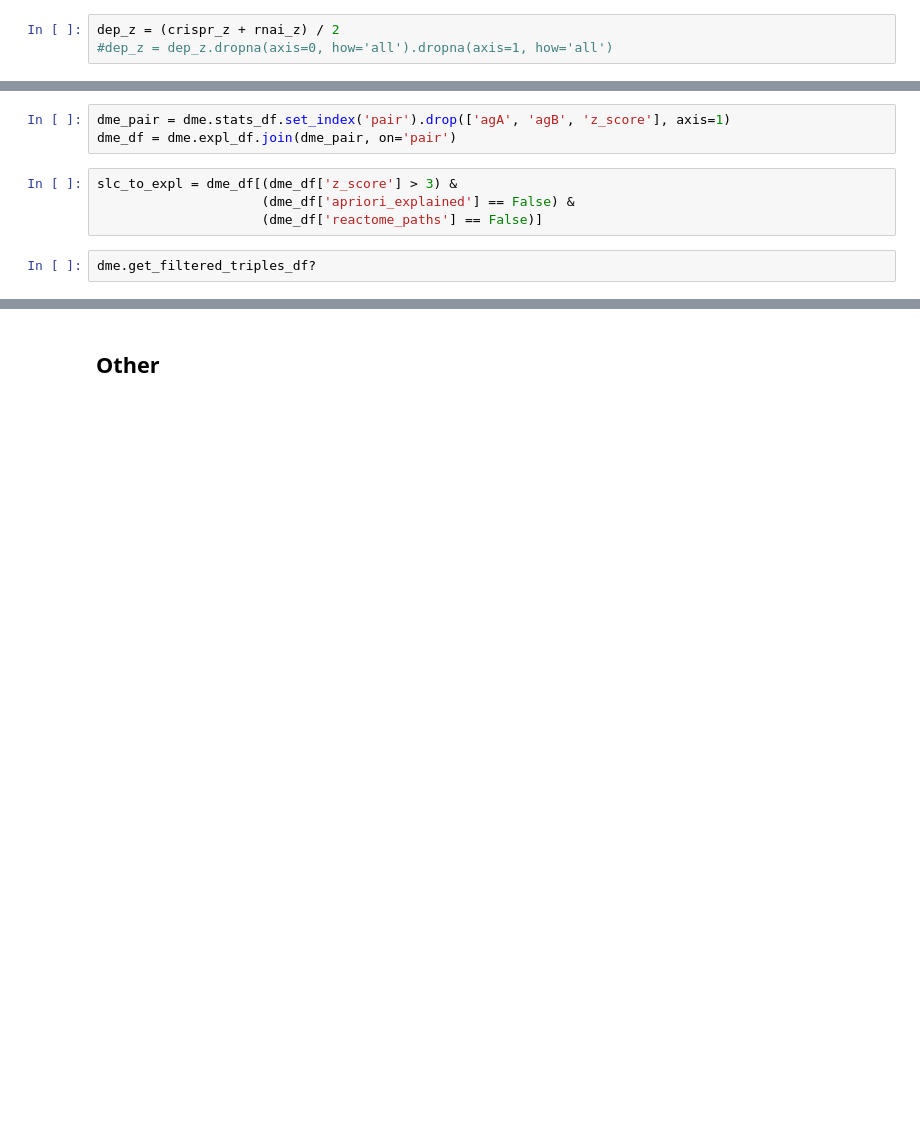
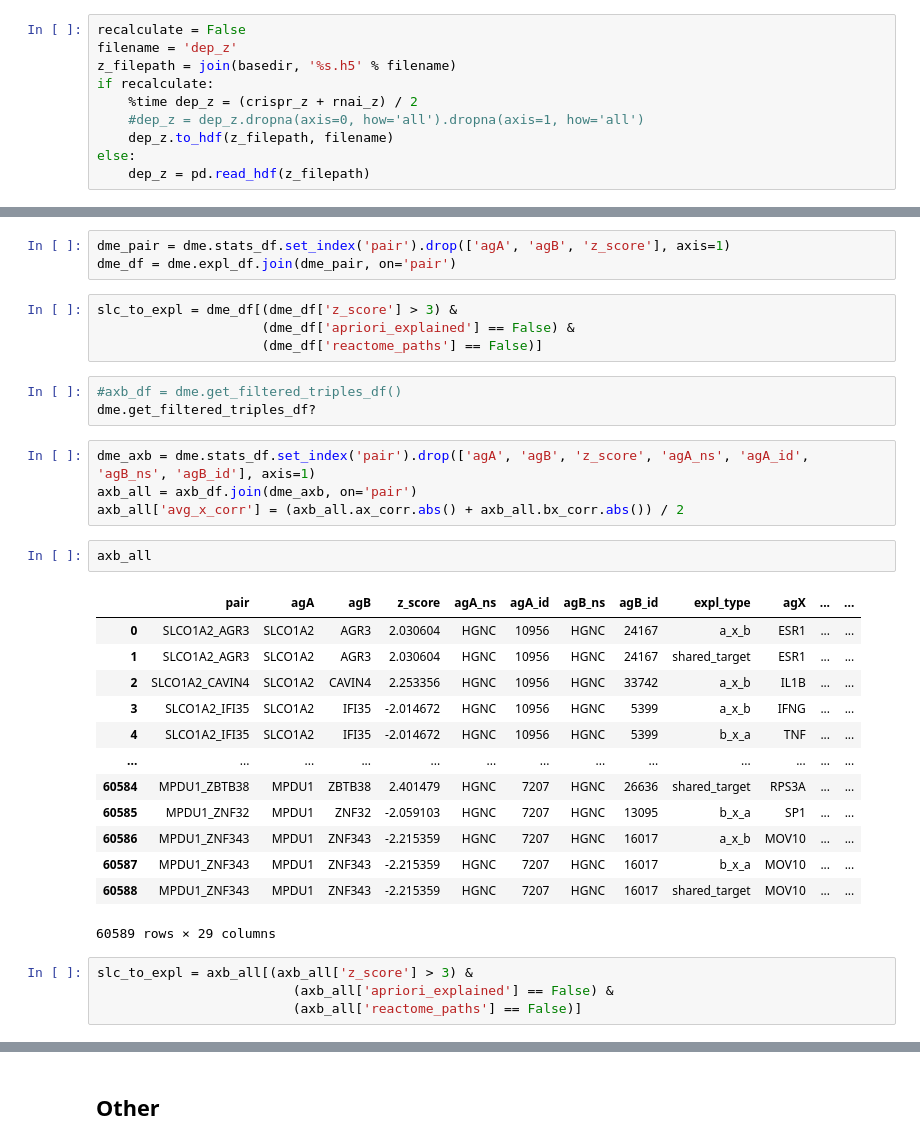
Before and after one commit to johnbachman/depmap_analysis, a Jupyter notebook: notebooks/Biomarkers of Dependency.ipynb, the cells around one changed output, grey strips where cells are left out. Saved outputs shown, nothing was run; the diff lists cells and outputs as text; blank space fills up the shorter version.

```diff
--- a/notebooks/Biomarkers of Dependency.ipynb
+++ b/notebooks/Biomarkers of Dependency.ipynb
@@ -193,5 +193,12 @@ crispr_z.head()
 
 Take the average of CRISPR and RNAi z-scores and drop missing values (that arise from a gene being knocked down/out in one dataset but not the other).
 # %%
-dep_z = (crispr_z + rnai_z) / 2
-#dep_z = dep_z.dropna(axis=0, how='all').dropna(axis=1, how='all')
+recalculate = False
+filename = 'dep_z'
+z_filepath = join(basedir, '%s.h5' % filename)
+if recalculate:
+    %time dep_z = (crispr_z + rnai_z) / 2
+    #dep_z = dep_z.dropna(axis=0, how='all').dropna(axis=1, how='all')
+    dep_z.to_hdf(z_filepath, filename)
+else:
+    dep_z = pd.read_hdf(z_filepath)
@@ -414,5 +447,30 @@ dme_df = dme.expl_df.join(dme_pair, on='pair')
 slc_to_expl = dme_df[(dme_df['z_score'] > 3) &
                      (dme_df['apriori_explained'] == False) &
                      (dme_df['reactome_paths'] == False)]
-# %%
-dme.get_filtered_triples_df?
+# %%
+#axb_df = dme.get_filtered_triples_df()
+dme.get_filtered_triples_df?
+# %%
+dme_axb = dme.stats_df.set_index('pair').drop(['agA', 'agB', 'z_score', 'agA_ns', 'agA_id', 'agB_ns', 'agB_id'], axis=1)
+axb_all = axb_df.join(dme_axb, on='pair')
+axb_all['avg_x_corr'] = (axb_all.ax_corr.abs() + axb_all.bx_corr.abs()) / 2
+# %%
+axb_all
+# %% [output]
+|  | pair | agA | agB | z_score | agA_ns | agA_id | agB_ns | agB_id | expl_type | agX | ... | ... |
+| 0 | SLCO1A2_AGR3 | SLCO1A2 | AGR3 | 2.030604 | HGNC | 10956 | HGNC | 24167 | a_x_b | ESR1 | ... | ... |
+| 1 | SLCO1A2_AGR3 | SLCO1A2 | AGR3 | 2.030604 | HGNC | 10956 | HGNC | 24167 | shared_target | ESR1 | ... | ... |
+| 2 | SLCO1A2_CAVIN4 | SLCO1A2 | CAVIN4 | 2.253356 | HGNC | 10956 | HGNC | 33742 | a_x_b | IL1B | ... | ... |
+| 3 | SLCO1A2_IFI35 | SLCO1A2 | IFI35 | -2.014672 | HGNC | 10956 | HGNC | 5399 | a_x_b | IFNG | ... | ... |
+| 4 | SLCO1A2_IFI35 | SLCO1A2 | IFI35 | -2.014672 | HGNC | 10956 | HGNC | 5399 | b_x_a | TNF | ... | ... |
+| ... | ... | ... | ... | ... | ... | ... | ... | ... | ... | ... | ... | ... |
+| 60584 | MPDU1_ZBTB38 | MPDU1 | ZBTB38 | 2.401479 | HGNC | 7207 | HGNC | 26636 | shared_target | RPS3A | ... | ... |
+| 60585 | MPDU1_ZNF32 | MPDU1 | ZNF32 | -2.059103 | HGNC | 7207 | HGNC | 13095 | b_x_a | SP1 | ... | ... |
+| 60586 | MPDU1_ZNF343 | MPDU1 | ZNF343 | -2.215359 | HGNC | 7207 | HGNC | 16017 | a_x_b | MOV10 | ... | ... |
+| 60587 | MPDU1_ZNF343 | MPDU1 | ZNF343 | -2.215359 | HGNC | 7207 | HGNC | 16017 | b_x_a | MOV10 | ... | ... |
+| 60588 | MPDU1_ZNF343 | MPDU1 | ZNF343 | -2.215359 | HGNC | 7207 | HGNC | 16017 | shared_target | MOV10 | ... | ... |
+60589 rows × 29 columns
+# %%
+slc_to_expl = axb_all[(axb_all['z_score'] > 3) &
+                         (axb_all['apriori_explained'] == False) &
+                         (axb_all['reactome_paths'] == False)]
```
Also changed, not shown: parts of 18 cells of this notebook.
